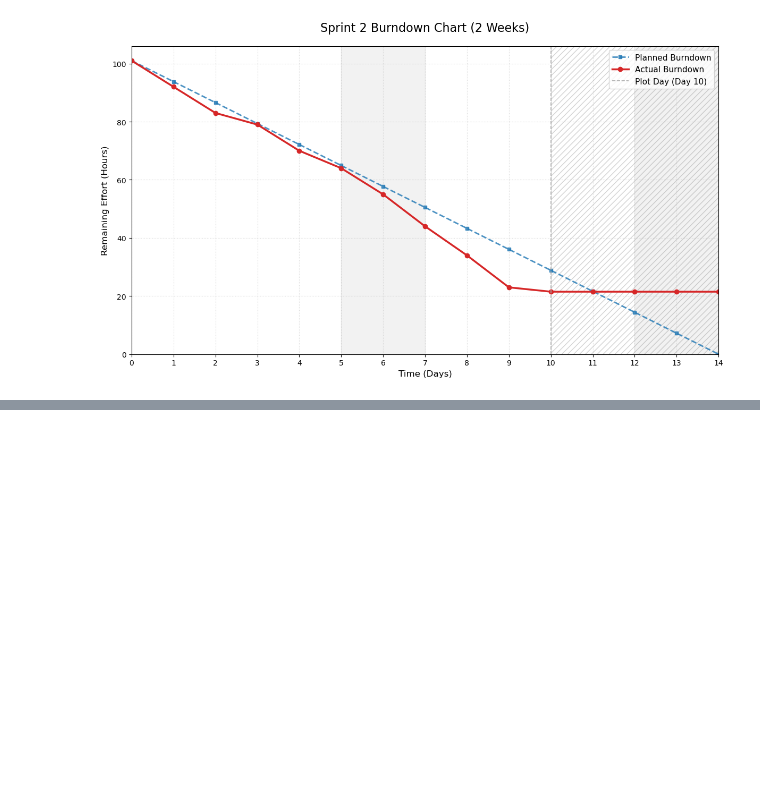
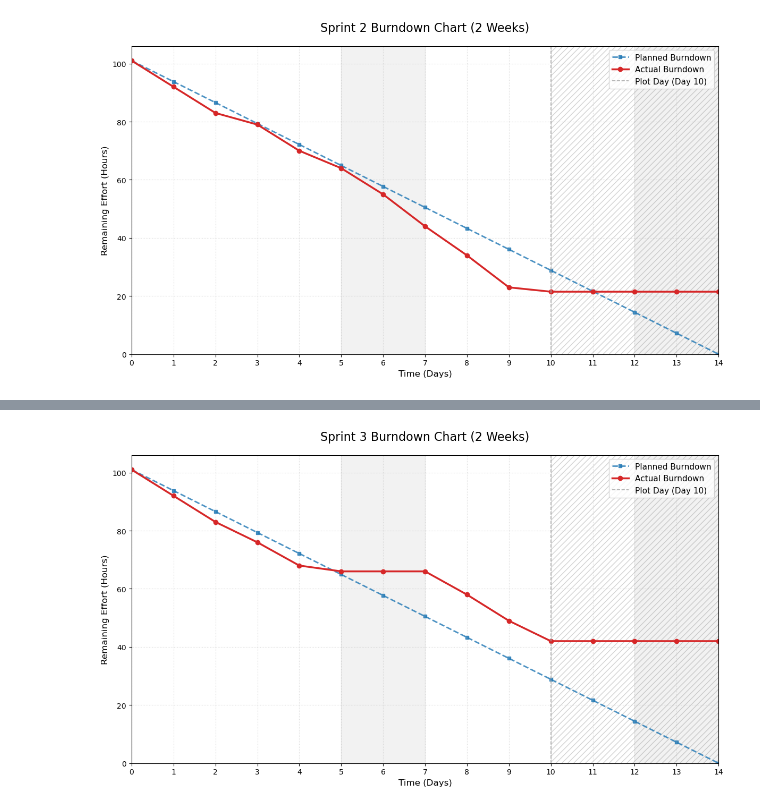
Before and after one commit to kksskkkksskkkks/COMP47360_Project, a Jupyter notebook: others/burndown_chart.ipynb, the cells around one changed output, grey strips where cells are left out. Drawn from its saved outputs; the diff is of its cells as text; code cells hidden in the pictures; blank space fills up the shorter version.

```diff
--- a/others/burndown_chart.ipynb
+++ b/others/burndown_chart.ipynb
@@ -378,0 +458,79 @@ plt.show()
+# %%
+import matplotlib.pyplot as plt
+import numpy as np
+
+# --- 1. Data Preparation ---
+total_days = 14
+initial_points = 77 + 24
+today_day = 10  # ← 当前截止天数
+
+# 🎯 Planned Burndown - 直线
+planned_remaining = np.linspace(initial_points, 0, total_days + 1)
+days_planned = np.arange(len(planned_remaining))
+
+# 🎯 每天实际工作小时数 (从 Day 1 开始填，没工作填 0)
+daily_hours_worked = [
+    9, 9, 7, 8, 2, 0, 0,   # Week 4
+    8, 9, 7, 0, 0, 0, 0     # Week 5
+]
+
+# 自动换算：累计消耗，得到每天剩余
+actual_remaining = [initial_points]
+for h in daily_hours_worked:
+    actual_remaining.append(actual_remaining[-1] - h)
+
+days_actual = np.arange(len(actual_remaining))
+
+# --- 2. Plotting ---
+fig, ax = plt.subplots(figsize=(12, 7))
+
+ax.plot(days_planned, planned_remaining,
+        label='Planned Burndown',
+        color='#1f77b4',
+        linestyle='--',
+        linewidth=2,
+        marker='s',
+        markersize=4,
+        alpha=0.8)
+
+ax.plot(days_actual, actual_remaining,
+        label='Actual Burndown',
+        color='#d62728',
+        linestyle='-',
+        linewidth=2.5,
+        marker='o',
+        markersize=6)
+
+# --- 3. 未来区域 Hatch ---
+ax.fill_between(
+    [today_day, total_days],          # x 范围：today 到结束
+    0, initial_points + 5,            # y 范围：底部到顶部
+    hatch='///',                     # 45度斜线
+    facecolor='none',                 # 无填充色
+    edgecolor='lightgrey',            # 斜线颜色：浅灰
+    linewidth=0.5,
+    zorder=0                          # 置于最底层
+)
+
+# --- 4. Chart Styling ---
+ax.set_title('Sprint 3 Burndown Chart (2 Weeks)', fontsize=16, pad=20)
+ax.set_xlabel('Time (Days)', fontsize=12)
+ax.set_ylabel('Remaining Effort (Hours)', fontsize=12)
+
+ax.set_xticks(np.arange(0, total_days + 1, 1))
+ax.set_xlim(0, total_days)
+ax.set_ylim(0, initial_points + 5)
+
+ax.grid(True, linestyle=':', alpha=0.5)
+
+for week_start in [5, 12]:
+    ax.axvspan(week_start, week_start + 2, color='gray', alpha=0.1)
+
+# 今日截止竖线
+ax.axvline(x=today_day, color='darkgrey', linestyle='--', linewidth=1.2, label=f'Plot Day (Day {today_day})')
+
+ax.legend(loc='upper right', frameon=True, fontsize=11)
+plt.tight_layout()
+plt.show()
+# %% [output]
+[figure, added]
```
Also changed, not shown: parts of 1 cell of this notebook, 1 other file.
